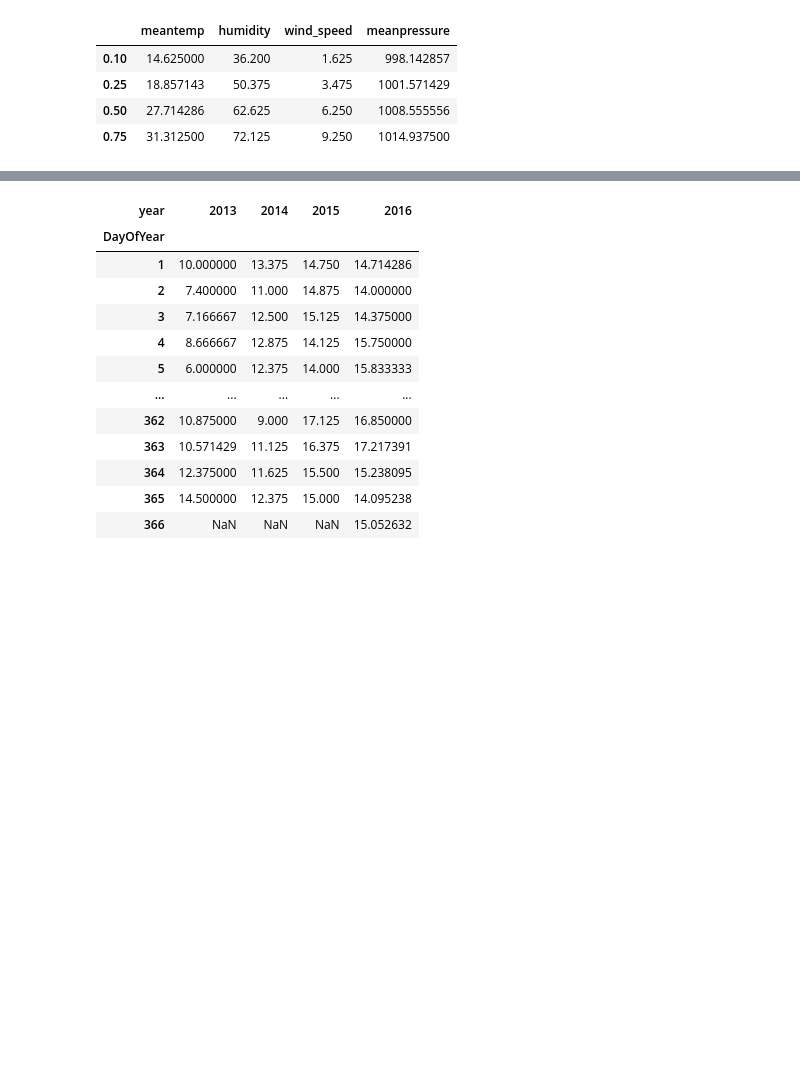
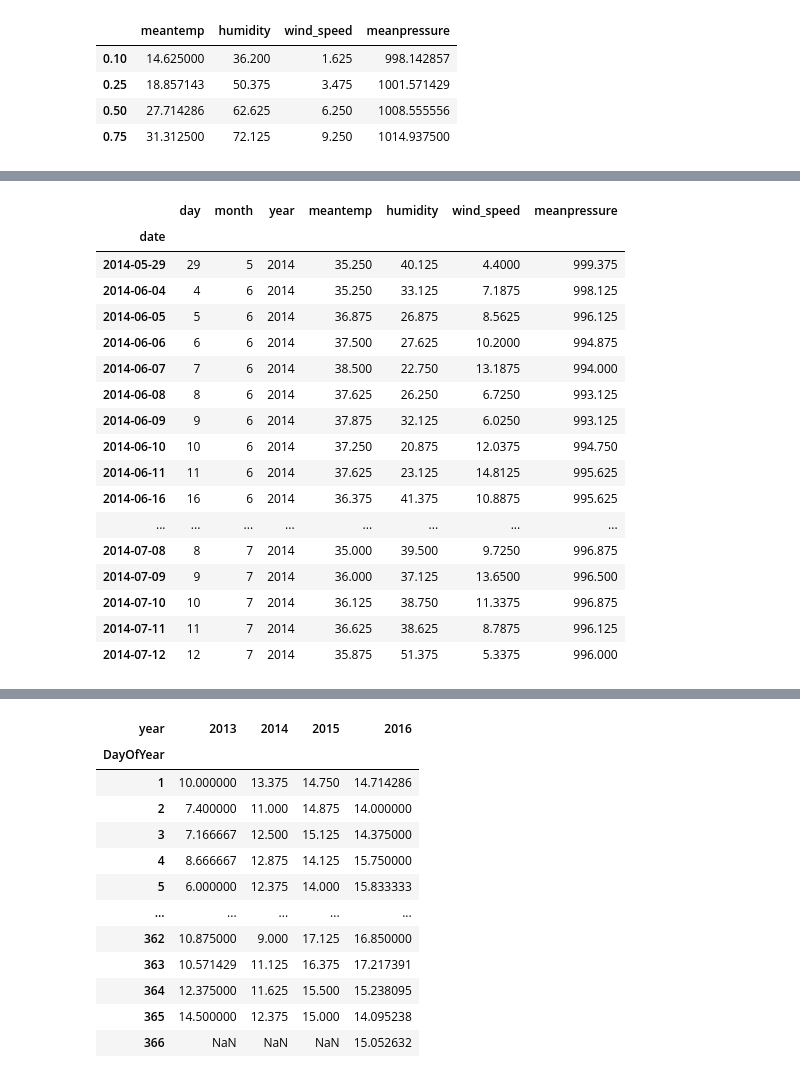
Before and after one commit to nwudochika/CMSC6950_Project, a Jupyter notebook: CMSC6950_Project.ipynb, the cells around one changed output, grey strips where cells are left out. Cells and saved outputs as stored; diff of their text form; code cells hidden in the pictures; blank space fills up the shorter version.

```diff
--- a/CMSC6950_Project.ipynb
+++ b/CMSC6950_Project.ipynb
@@ -197,0 +209,21 @@ top_hottest_days
+# %%
+top_hottest_days_2014
+# %% [output]
+|  | day | month | year | meantemp | humidity | wind_speed | meanpressure |
+| date |  |  |  |  |  |  |  |
+| 2014-05-29 | 29 | 5 | 2014 | 35.250 | 40.125 | 4.4000 | 999.375 |
+| 2014-06-04 | 4 | 6 | 2014 | 35.250 | 33.125 | 7.1875 | 998.125 |
+| 2014-06-05 | 5 | 6 | 2014 | 36.875 | 26.875 | 8.5625 | 996.125 |
+| 2014-06-06 | 6 | 6 | 2014 | 37.500 | 27.625 | 10.2000 | 994.875 |
+| 2014-06-07 | 7 | 6 | 2014 | 38.500 | 22.750 | 13.1875 | 994.000 |
+| 2014-06-08 | 8 | 6 | 2014 | 37.625 | 26.250 | 6.7250 | 993.125 |
+| 2014-06-09 | 9 | 6 | 2014 | 37.875 | 32.125 | 6.0250 | 993.125 |
+| 2014-06-10 | 10 | 6 | 2014 | 37.250 | 20.875 | 12.0375 | 994.750 |
+| 2014-06-11 | 11 | 6 | 2014 | 37.625 | 23.125 | 14.8125 | 995.625 |
+| 2014-06-16 | 16 | 6 | 2014 | 36.375 | 41.375 | 10.8875 | 995.625 |
+| ... | ... | ... | ... | ... | ... | ... | ... |
+| 2014-07-08 | 8 | 7 | 2014 | 35.000 | 39.500 | 9.7250 | 996.875 |
+| 2014-07-09 | 9 | 7 | 2014 | 36.000 | 37.125 | 13.6500 | 996.500 |
+| 2014-07-10 | 10 | 7 | 2014 | 36.125 | 38.750 | 11.3375 | 996.875 |
+| 2014-07-11 | 11 | 7 | 2014 | 36.625 | 38.625 | 8.7875 | 996.125 |
+| 2014-07-12 | 12 | 7 | 2014 | 35.875 | 51.375 | 5.3375 | 996.000 |
```
Also changed, not shown: parts of 11 cells of this notebook.
